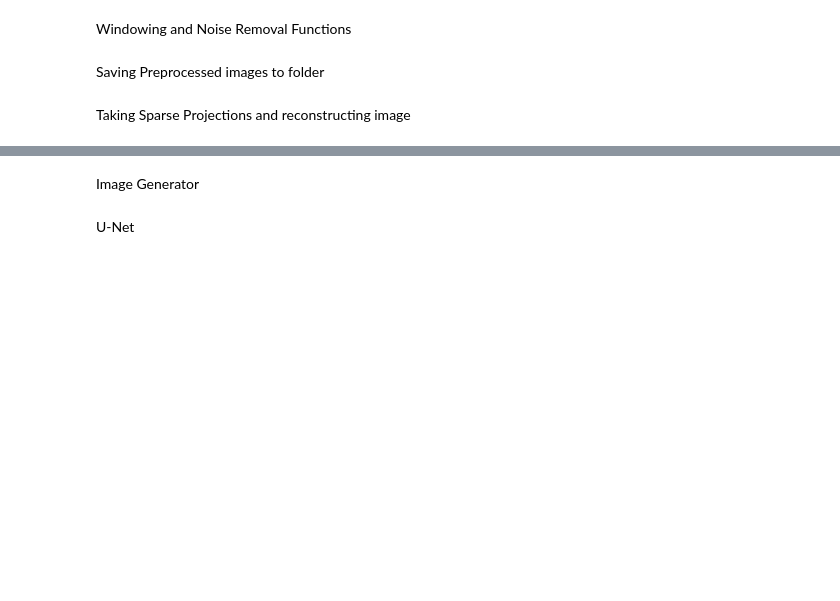
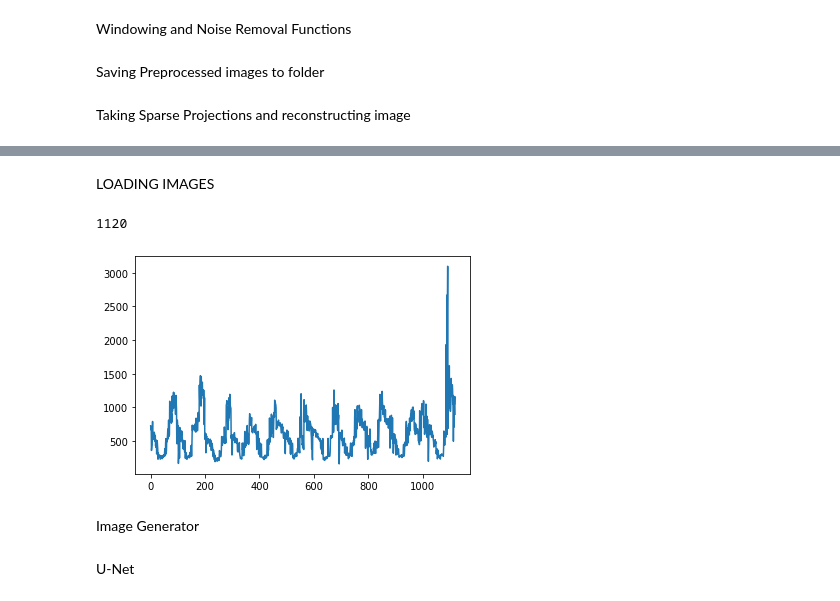
Before and after one commit to jyothsnashaji/Image-Reconstruction, a Jupyter notebook: SART_+_CNN_PART_II.ipynb, the cells around one changed output, grey strips where cells are left out. Saved outputs shown, nothing was run; the diff lists cells and outputs as text; code cells hidden in the pictures; blank space fills up the shorter version.

```diff
--- a/SART_+_CNN_PART_II.ipynb
+++ b/SART_+_CNN_PART_II.ipynb
@@ -232,0 +224,2 @@ KeyboardInterrupt: ignored
+# %% [markdown]
+LOADING IMAGES
@@ -233,3 +256,17 @@ KeyboardInterrupt: ignored
+# %%
+
+xx=[]
+yy=[]
+print(len(x))
+for i in range(0,len(x)):
+  xx.append(i)
+  yy.append(mse_custom(x[i],y[i]))
+
+plt.plot(xx,yy)
+plt.show()
+# %% [output]
+1120
+[figure, added]
 # %% [markdown]
 Image Generator
 # %%
```
Also changed, not shown: parts of 26 cells of this notebook.
